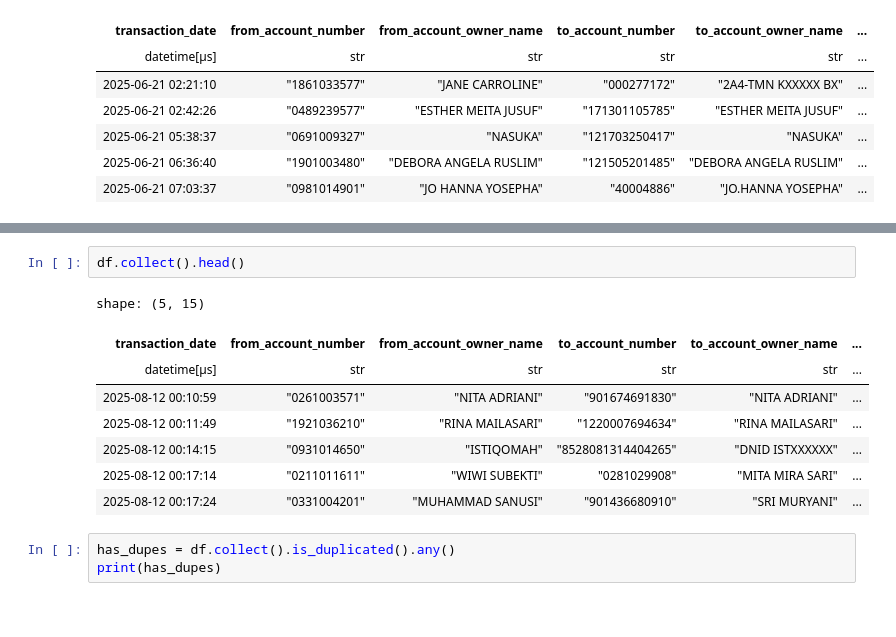
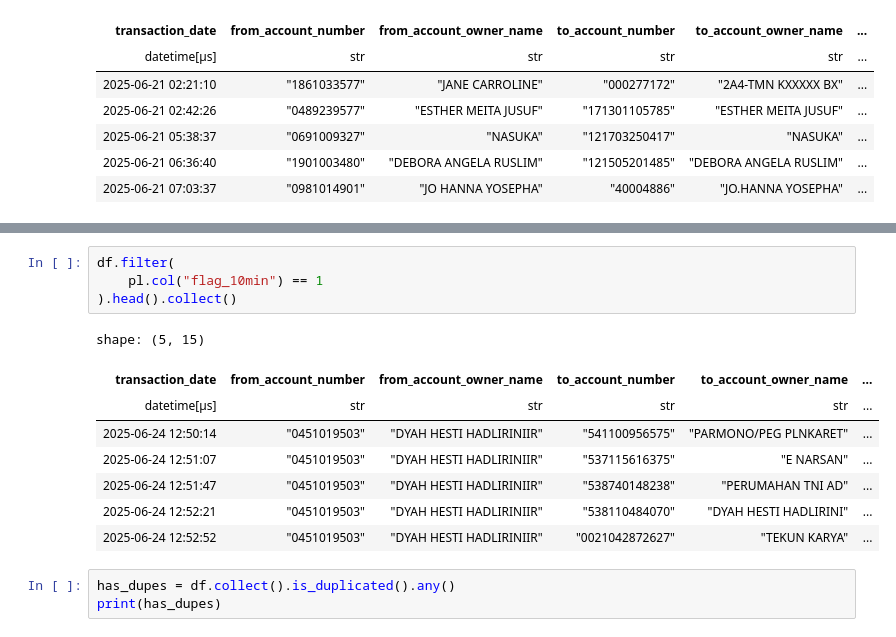
Before and after one commit to daniel-satria/fds_bvic, a Jupyter notebook: ibmb_script/pembayaran/non_qr/historical/test_hist.ipynb, the cells around one changed output, grey strips where cells are left out. Saved outputs shown, nothing was run; the diff lists cells and outputs as text.

```diff
--- a/ibmb_script/pembayaran/non_qr/historical/test_hist.ipynb
+++ b/ibmb_script/pembayaran/non_qr/historical/test_hist.ipynb
@@ -79,14 +31,16 @@ shape: (568_196, 16)
-# %%
-df.collect().head()
-# %% [output]
-shape: (5, 15)
-| transaction_date | from_account_number | from_account_owner_name | to_account_number | to_account_owner_name | ... |
-| datetime[μs] | str | str | str | str | ... |
-| 2025-08-12 00:10:59 | "0261003571" | "NITA ADRIANI" | "901674691830" | "NITA ADRIANI" | ... |
-| 2025-08-12 00:11:49 | "1921036210" | "RINA MAILASARI" | "1220007694634" | "RINA MAILASARI" | ... |
-| 2025-08-12 00:14:15 | "0931014650" | "ISTIQOMAH" | "8528081314404265" | "DNID ISTXXXXXX" | ... |
-| 2025-08-12 00:17:14 | "0211011611" | "WIWI SUBEKTI" | "0281029908" | "MITA MIRA SARI" | ... |
-| 2025-08-12 00:17:24 | "0331004201" | "MUHAMMAD SANUSI" | "901436680910" | "SRI MURYANI" | ... |
+# %%
+df.filter(
+    pl.col("flag_10min") == 1
+).head().collect()
+# %% [output]
+shape: (5, 15)
+| transaction_date | from_account_number | from_account_owner_name | to_account_number | to_account_owner_name | ... |
+| datetime[μs] | str | str | str | str | ... |
+| 2025-06-24 12:50:14 | "0451019503" | "DYAH HESTI HADLIRINIIR" | "541100956575" | "PARMONO/PEG PLNKARET" | ... |
+| 2025-06-24 12:51:07 | "0451019503" | "DYAH HESTI HADLIRINIIR" | "537115616375" | "E NARSAN" | ... |
+| 2025-06-24 12:51:47 | "0451019503" | "DYAH HESTI HADLIRINIIR" | "538740148238" | "PERUMAHAN TNI AD" | ... |
+| 2025-06-24 12:52:21 | "0451019503" | "DYAH HESTI HADLIRINIIR" | "538110484070" | "DYAH HESTI HADLIRINI" | ... |
+| 2025-06-24 12:52:52 | "0451019503" | "DYAH HESTI HADLIRINIIR" | "0021042872627" | "TEKUN KARYA" | ... |
 # %%
 has_dupes = df.collect().is_duplicated().any()
 print(has_dupes)
```
Also changed, not shown: parts of 4 cells of this notebook, 11 other files.
